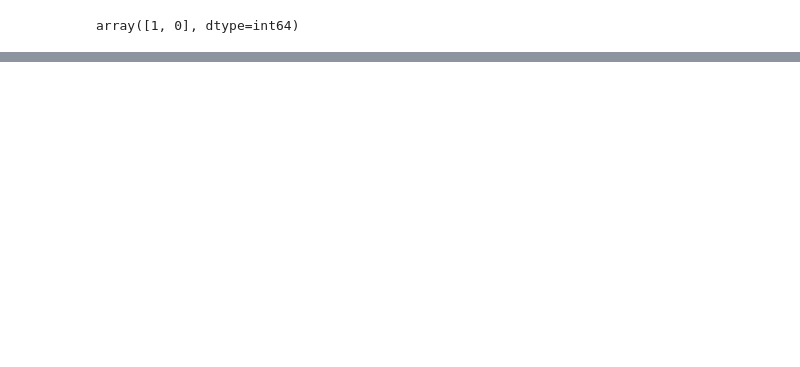
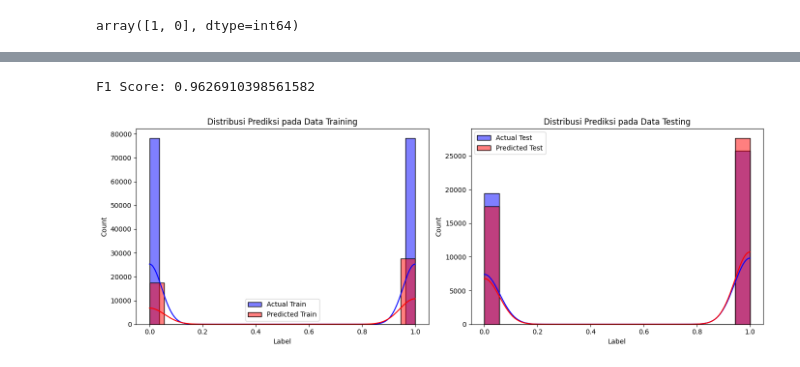
Before and after one commit to Rangga52223/Optimasi_Model_Deteksi_DDoS_Menggunakan_LSTM, a Jupyter notebook: Model1.ipynb, the cells around one changed output, grey strips where cells are left out. Saved outputs shown, nothing was run; the diff lists cells and outputs as text; code cells hidden in the pictures; blank space fills up the shorter version.

```diff
--- a/Model1.ipynb
+++ b/Model1.ipynb
@@ -236,3 +315,40 @@ Feature names seen at fit time, yet now missing:
+# %%
+y_pred = np.squeeze(y_pred)  # Atau gunakan reshape(-1)
+
+# Menghitung F1 Score
+f1 = f1_score(y_test, y_pred)
+print("F1 Score:", f1)
+# %% [output]
+F1 Score: 0.9626910398561582
+# %%
+import seaborn as sns
+
+import matplotlib.pyplot as plt
+
+# Plot distribusi prediksi pada data training
+plt.figure(figsize=(14, 5))
+
+plt.subplot(1, 2, 1)
+sns.histplot(y_train, kde=True, color='blue', label='Actual Train')
+sns.histplot(y_pred_classes, kde=True, color='red', label='Predicted Train')
+plt.title('Distribusi Prediksi pada Data Training')
+plt.xlabel('Label')
+plt.ylabel('Count')
+plt.legend()
+
+# Plot distribusi prediksi pada data testing
+plt.subplot(1, 2, 2)
+sns.histplot(y_test, kde=True, color='blue', label='Actual Test')
+sns.histplot(y_pred, kde=True, color='red', label='Predicted Test')
+plt.title('Distribusi Prediksi pada Data Testing')
+plt.xlabel('Label')
+plt.ylabel('Count')
+plt.legend()
+
+plt.tight_layout()
+plt.show()
+# %% [output]
+[figure, added]
 # %%
 from sklearn.metrics import classification_report
 
```
Also changed, not shown: parts of 16 cells of this notebook, 3 other files.
